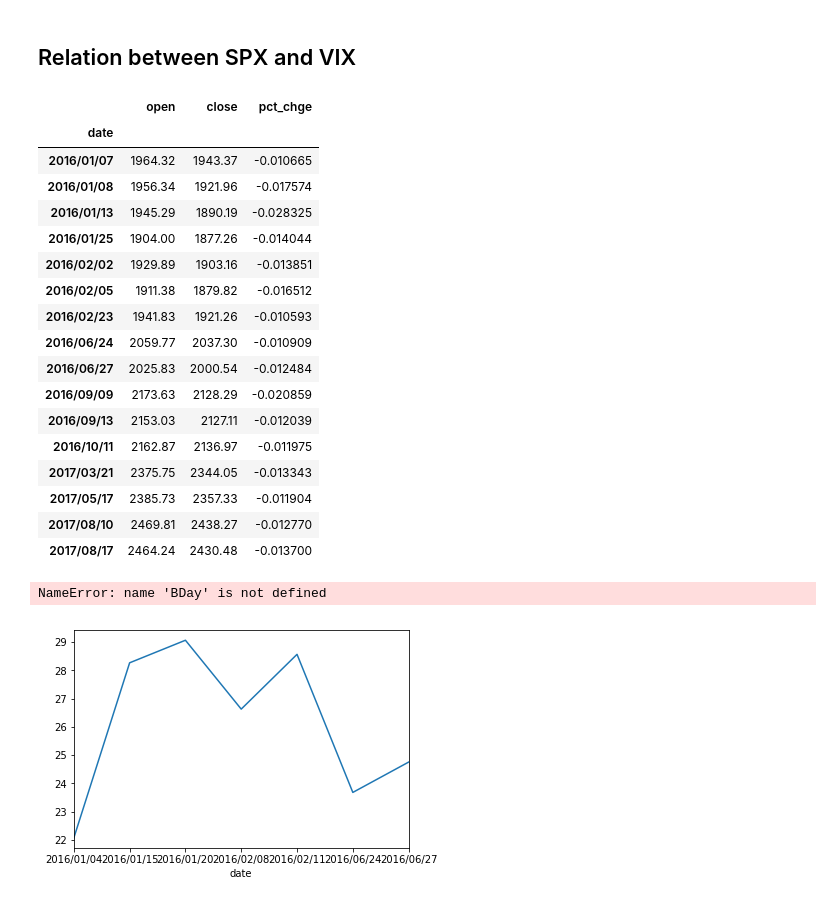
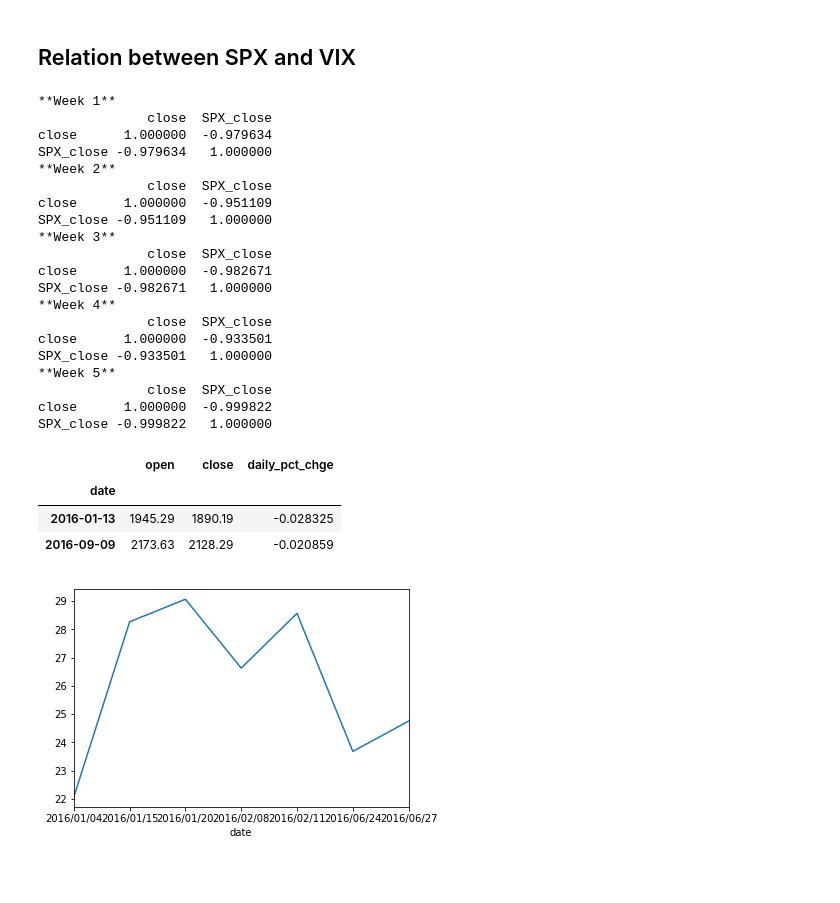
Before and after one commit to bigbaiwhite/arc_stone_project, a Jupyter notebook: arc_stone_project/arc_stone_project.ipynb, the cells around one changed output. Cells and saved outputs as stored; diff of their text form; code cells hidden in the pictures; blank space fills up the shorter version.

Commit message:
update daily weekly function

```diff
--- a/arc_stone_project/arc_stone_project.ipynb
+++ b/arc_stone_project/arc_stone_project.ipynb
@@ -27,11 +28,13 @@ Index(['SPX', 'VIX', 'SPX', 'VIX', 'SPX', 'VIX', 'SPX', 'VIX', 'SPX', 'VIX',
 def convert_daily(col_nm = "SPX"):
     fil_data =orig_data.loc[col_nm]
     # Convert datetime to date
-    fil_data.date = fil_data.date.apply(lambda x:datetime.strptime(x, "%Y-%m-%d %H:%M:%S").date().strftime("%Y/%m/%d"))
+    fil_data.date = fil_data.date.apply(lambda x:datetime.strptime(x, "%Y-%m-%d %H:%M:%S").date())
     daily_data_open = fil_data.groupby(["date"]).first()
     daily_data_close = fil_data.groupby(["date"]).last()
     daily_data = daily_data_open[["open","close"]]
     daily_data.close = daily_data_close.close #daily_date.close = daily_data_close.close
+    daily_data.reset_index(inplace=True)
+    daily_data = daily_data.set_index(pd.DatetimeIndex(daily_data["date"]))[["open","close"]]
     return daily_data
 # %%
 VIX_daily = convert_daily("VIX")
@@ -40,30 +53,48 @@ SPX_daily = convert_daily("SPX")
+# %%
+# SPX & VIX Weekly price correlation
+wk_num = 1
+for end_date in weekly_data[weekly_data.wkly_pct_chg < -0.02].index:
+    start_date = end_date - timedelta(days = 6)
+    SPX_daily_slof_prd = SPX_daily[(SPX_daily.index < end_date) & (SPX_daily.index >= start_date)]
+    VIX_daily_slof_prd = VIX_daily[(SPX_daily.index < end_date) & (SPX_daily.index >= start_date)]
+#     print(SPX_daily[(SPX_daily.index < end_date) & (SPX_daily.index >= start_date)])
+#     print("**VIX_daily**")
+#     print(VIX_daily[(SPX_daily.index < end_date) & (SPX_daily.index >= start_date)])
+    VIX_daily_slof_prd["SPX_close"] = SPX_daily_slof_prd.close
+
+    print("**Week " + str(wk_num) + "**")
+    print(VIX_daily_slof_prd[["close","SPX_close"]].corr())
+    wk_num += 1
+# %% [output]
+**Week 1**
+              close  SPX_close
+close      1.000000  -0.979634
+SPX_close -0.979634   1.000000
+**Week 2**
+              close  SPX_close
+close      1.000000  -0.951109
+SPX_close -0.951109   1.000000
+**Week 3**
+              close  SPX_close
+close      1.000000  -0.982671
+SPX_close -0.982671   1.000000
+**Week 4**
+              close  SPX_close
+close      1.000000  -0.933501
+SPX_close -0.933501   1.000000
+**Week 5**
+              close  SPX_close
+close      1.000000  -0.999822
+SPX_close -0.999822   1.000000
 # %%
-SPX_daily['pct_chge'] = (SPX_daily.close - SPX_daily.open)/SPX_daily.open
-SPX_daily[SPX_daily.pct_chge < -0.01]
+# Daily percentage falls larger than 0.02
+SPX_daily['daily_pct_chge'] = (SPX_daily.close - SPX_daily.open)/SPX_daily.open
+SPX_daily[SPX_daily.daily_pct_chge < -0.02]
 # %% [output]
-|  | open | close | pct_chge |
+|  | open | close | daily_pct_chge |
 | date |  |  |  |
-| 2016/01/07 | 1964.32 | 1943.37 | -0.010665 |
-| 2016/01/08 | 1956.34 | 1921.96 | -0.017574 |
-| 2016/01/13 | 1945.29 | 1890.19 | -0.028325 |
-| 2016/01/25 | 1904.00 | 1877.26 | -0.014044 |
-| 2016/02/02 | 1929.89 | 1903.16 | -0.013851 |
-| 2016/02/05 | 1911.38 | 1879.82 | -0.016512 |
-| 2016/02/23 | 1941.83 | 1921.26 | -0.010593 |
-| 2016/06/24 | 2059.77 | 2037.30 | -0.010909 |
-| 2016/06/27 | 2025.83 | 2000.54 | -0.012484 |
-| 2016/09/09 | 2173.63 | 2128.29 | -0.020859 |
-| 2016/09/13 | 2153.03 | 2127.11 | -0.012039 |
-| 2016/10/11 | 2162.87 | 2136.97 | -0.011975 |
-| 2017/03/21 | 2375.75 | 2344.05 | -0.013343 |
-| 2017/05/17 | 2385.73 | 2357.33 | -0.011904 |
-| 2017/08/10 | 2469.81 | 2438.27 | -0.012770 |
-| 2017/08/17 | 2464.24 | 2430.48 | -0.013700 |
+| 2016-01-13 | 1945.29 | 1890.19 | -0.028325 |
+| 2016-09-09 | 2173.63 | 2128.29 | -0.020859 |
-# %%
-
-pd.date_range(SPX_daily.index[0], SPX_daily.index[-1], freq=BDay())
-# %% [output]
-NameError: name 'BDay' is not defined
 # %%
 # VIX_daily[(SPX_daily.close.pct_change()) < -0.02].close.plot()
 # plt.show()
```
Also changed, not shown: parts of 2 cells of this notebook.
